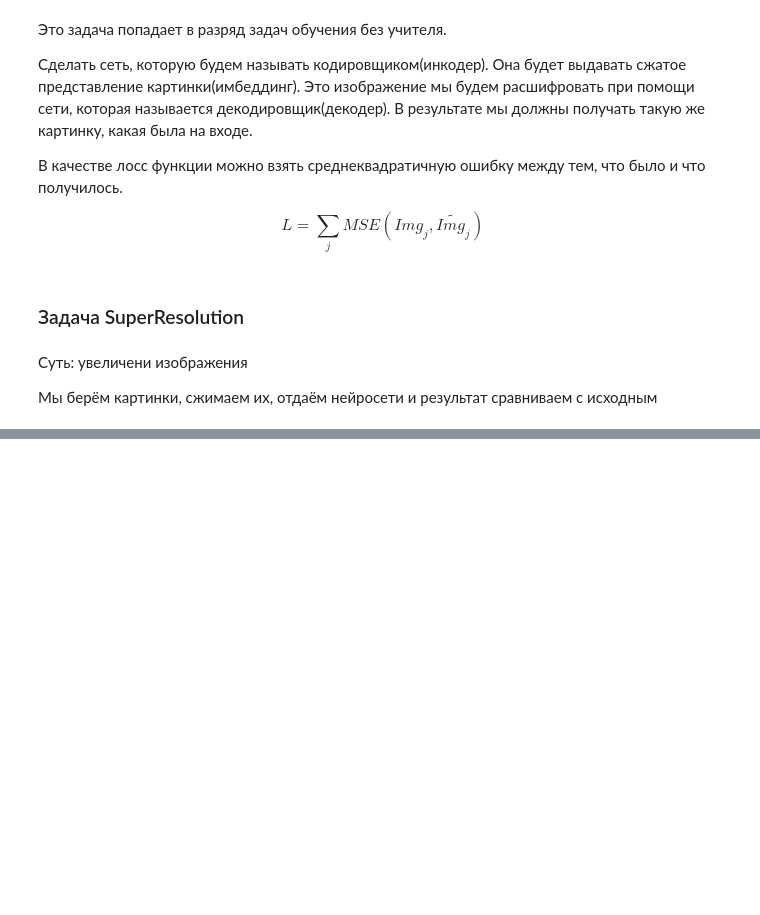
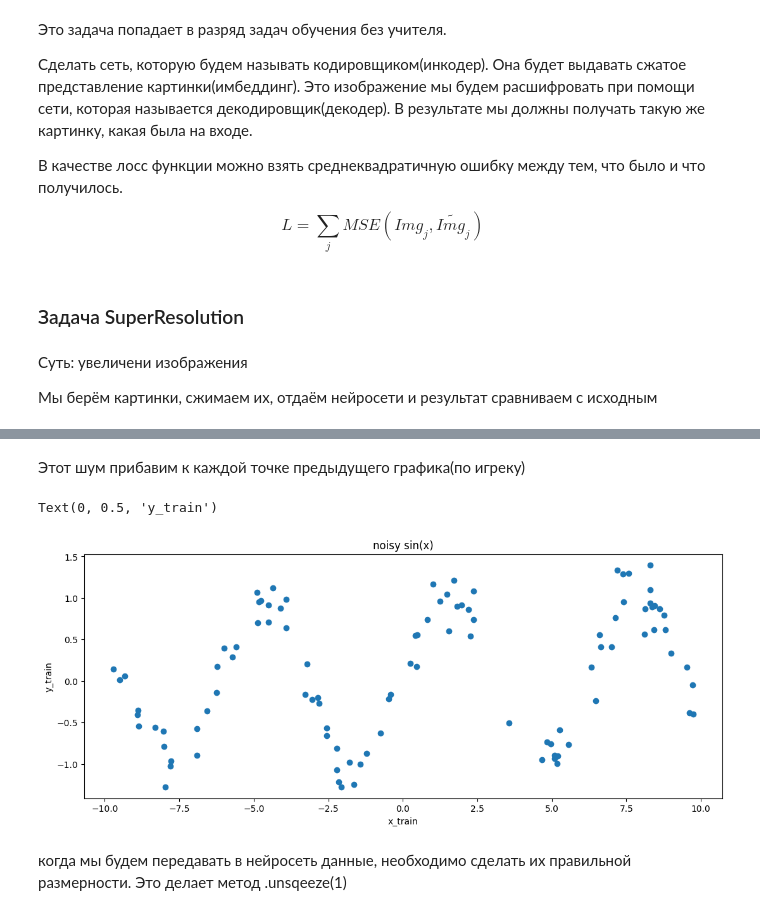
Before and after one commit to KORALLLL/summer_practice, a Jupyter notebook: notebooks/neural_networks_and_computer_vision.ipynb, the cells around one changed output, grey strips where cells are left out. Saved outputs shown, nothing was run; the diff lists cells and outputs as text; code cells hidden in the pictures; blank space fills up the shorter version.

```diff
--- a/notebooks/neural_networks_and_computer_vision.ipynb
+++ b/notebooks/neural_networks_and_computer_vision.ipynb
@@ -859,0 +890,13 @@ Cуть: увеличени изображения
+# %% [markdown]
+Этот шум прибавим к каждой точке предыдущего графика(по игреку)
+# %%
+y_train += noise
+plt.plot(x_train, y_train, 'o')
+plt.title('noisy sin(x)')
+plt.xlabel('x_train') #название осей
+plt.ylabel('y_train')
+# %% [output]
+Text(0, 0.5, 'y_train')
+[figure, added]
+# %% [markdown]
+когда мы будем передавать в нейросеть данные, необходимо сделать их правильной размерности. Это делает метод .unsqeeze(1)
```
Also changed, not shown: parts of 31 cells of this notebook.
